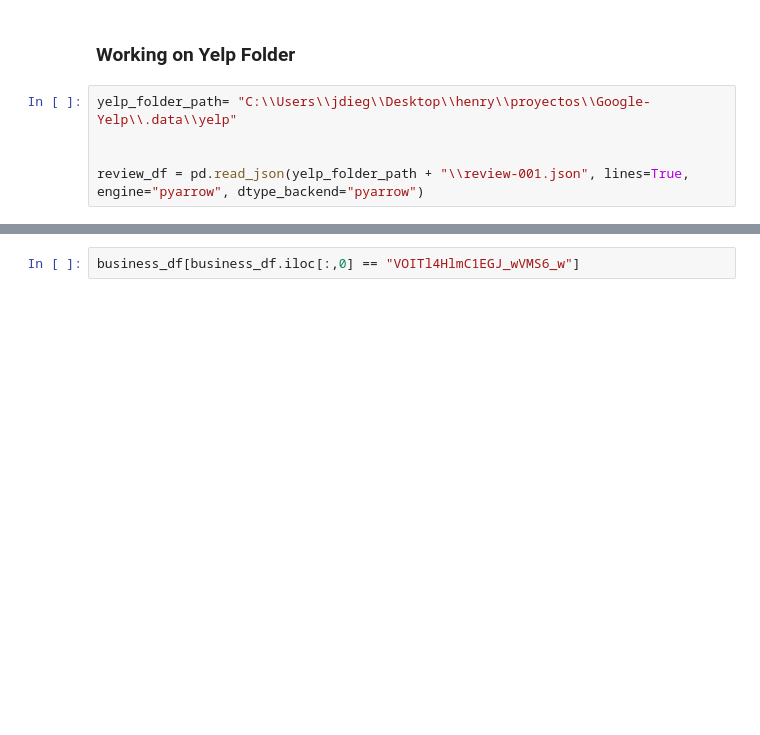
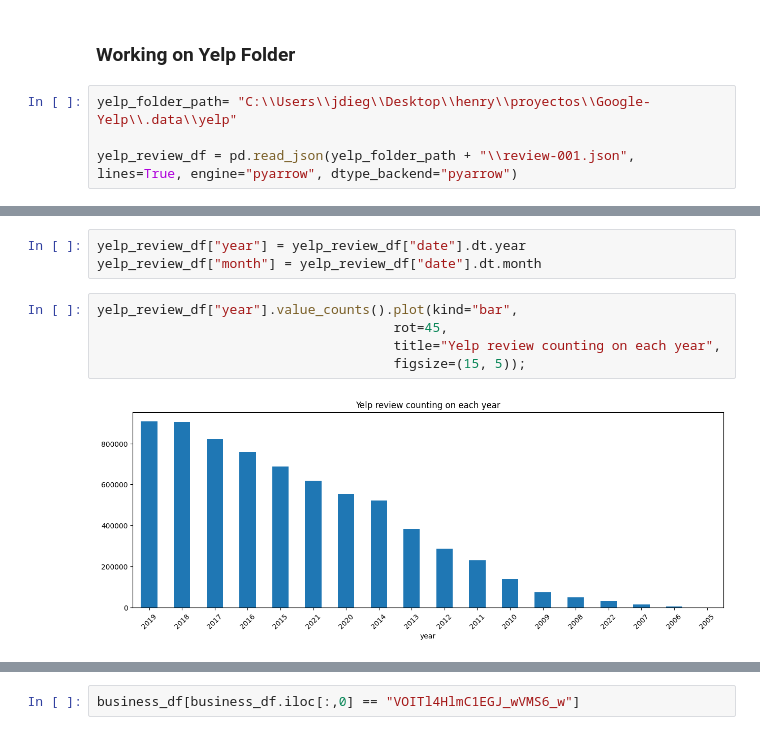
Before and after one commit to melodiromero/Google-Yelp, a Jupyter notebook: Sprint-1/Yelp/etl_eda.ipynb, the cells around one changed output, grey strips where cells are left out. Saved outputs shown, nothing was run; the diff lists cells and outputs as text; blank space fills up the shorter version.

```diff
--- a/Sprint-1/Yelp/etl_eda.ipynb
+++ b/Sprint-1/Yelp/etl_eda.ipynb
@@ -622,5 +622,4 @@ This checks locations with coordinates
 # %%
 yelp_folder_path= "C:\\Users\\jdieg\\Desktop\\henry\\proyectos\\Google-Yelp\\.data\\yelp"
 
-
-review_df = pd.read_json(yelp_folder_path + "\\review-001.json", lines=True, engine="pyarrow", dtype_backend="pyarrow")
+yelp_review_df = pd.read_json(yelp_folder_path + "\\review-001.json", lines=True, engine="pyarrow", dtype_backend="pyarrow")
@@ -659,0 +639,10 @@ len(yelp_2018["user_id"].unique())
+# %%
+yelp_review_df["year"] = yelp_review_df["date"].dt.year
+yelp_review_df["month"] = yelp_review_df["date"].dt.month
+# %%
+yelp_review_df["year"].value_counts().plot(kind="bar",
+                                      rot=45,
+                                      title="Yelp review counting on each year",
+                                      figsize=(15, 5));
+# %% [output]
+[figure, added]
```
Also changed, not shown: parts of 18 cells of this notebook, 1 other file.
